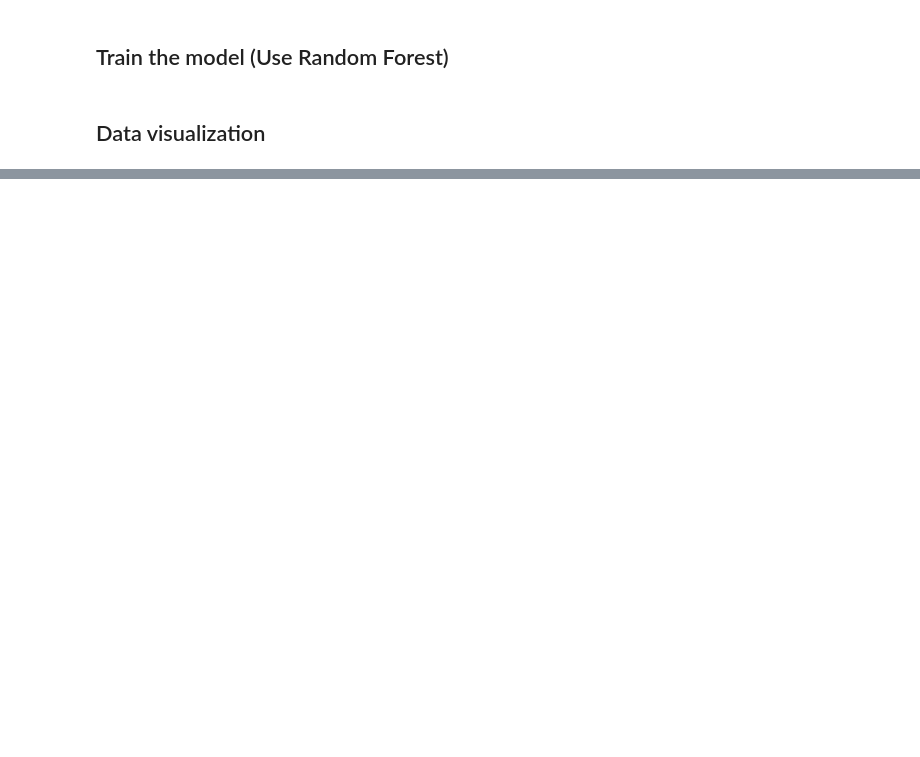
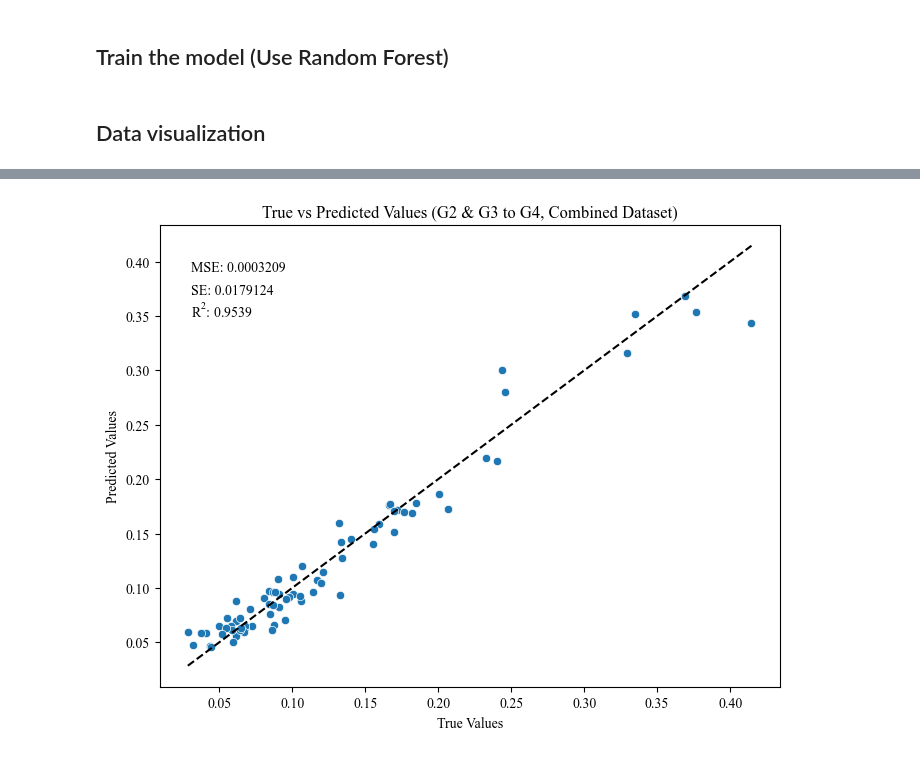
Before and after one commit to DeweyYihengDu/ML_on_Microbiota, a Jupyter notebook: code/Model3/model3.ipynb, the cells around one changed output, grey strips where cells are left out. Cells and saved outputs as stored; diff of their text form; code cells hidden in the pictures; blank space fills up the shorter version.

```diff
--- a/code/Model3/model3.ipynb
+++ b/code/Model3/model3.ipynb
@@ -112,0 +244,62 @@ plt.show()
+# %%
+import pandas as pd
+import matplotlib.pyplot as plt
+import seaborn as sns
+from sklearn.metrics import mean_squared_error, r2_score
+
+import matplotlib as mpl
+mpl.rcParams['font.family'] = 'Times New Roman'
+import matplotlib as mpl
+import matplotlib.pyplot as plt
+
+# 设置字体为 Times New Roman，包括数学公式字体
+mpl.rcParams['font.family'] = 'Times New Roman'
+mpl.rcParams['mathtext.fontset'] = 'custom'
+mpl.rcParams['mathtext.rm'] = 'Times New Roman'
+mpl.rcParams['mathtext.it'] = 'Times New Roman:italic'
+mpl.rcParams['mathtext.bf'] = 'Times New Roman:bold'
+
+
+# 将真实值和预测值展平
+y_true_grouped_G2_G3_G4_combined_flat = y_test_grouped_G4_combined.to_numpy().flatten()
+y_pred_grouped_G2_G3_G4_combined_flat = y_pred_grouped_G2_G3_G4_combined.flatten()
+
+# 创建用于绘图的 DataFrame
+df_plot_grouped_G2_G3_G4_combined = pd.DataFrame({
+    'True Values': y_true_grouped_G2_G3_G4_combined_flat,
+    'Predicted Values': y_pred_grouped_G2_G3_G4_combined_flat
+})
+
+# 计算 R² 值
+r2 = r2_score(y_true_grouped_G2_G3_G4_combined_flat, y_pred_grouped_G2_G3_G4_combined_flat)
+
+# 计算其他指标（假设这些变量已经定义）
+mse_grouped_G2_G3_G4_combined = mean_squared_error(y_true_grouped_G2_G3_G4_combined_flat, y_pred_grouped_G2_G3_G4_combined_flat)
+# se_grouped_G2_G3_G4_combined 和 mean_cv_score 需要提前计算
+
+# 绘制散点图
+plt.figure(figsize=(8, 6))
+sns.scatterplot(x='True Values', y='Predicted Values', data=df_plot_grouped_G2_G3_G4_combined)
+
+# 绘制 y=x 参考线
+min_val = min(y_true_grouped_G2_G3_G4_combined_flat.min(), y_pred_grouped_G2_G3_G4_combined_flat.min())
+max_val = max(y_true_grouped_G2_G3_G4_combined_flat.max(), y_pred_grouped_G2_G3_G4_combined_flat.max())
+plt.plot([min_val, max_val], [min_val, max_val], color='black', linestyle='--')
+
+# 设置标题和标签
+plt.title('True vs Predicted Values (G2 & G3 to G4, Combined Dataset)')
+plt.xlabel('True Values')
+plt.ylabel('Predicted Values')
+
+# 添加注释
+plt.annotate(f'MSE: {mse_grouped_G2_G3_G4_combined:.7f}', xy=(0.05, 0.9), xycoords='axes fraction')
+plt.annotate(f'SE: {se_grouped_G2_G3_G4_combined:.7f}', xy=(0.05, 0.85), xycoords='axes fraction')
+# plt.annotate(f'Mean CV Score: {mean_cv_score:.7f}', xy=(0.05, 0.8), xycoords='axes fraction')
+plt.annotate(f'R$^2$: {r2:.4f}', xy=(0.05, 0.8), xycoords='axes fraction')  # 添加 R² 注释
+
+# 显示图形
+# plt.savefig('../figure/figure5.pdf')
+# plt.show()
+plt.savefig('C:/Users/DuYih/Desktop/figure5.pdf')
+# %% [output]
+[figure, added]
```
Also changed, not shown: parts of 6 cells of this notebook, 9 other files.
